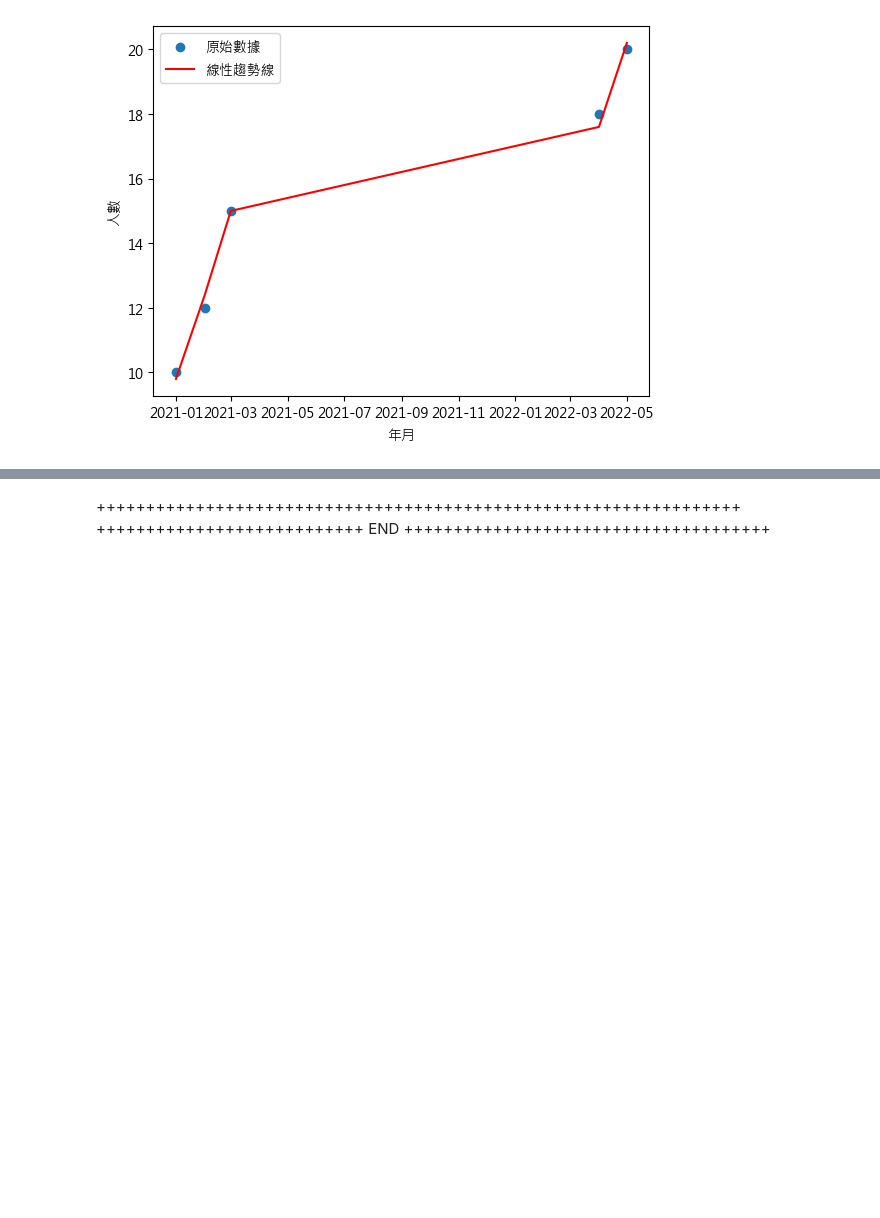
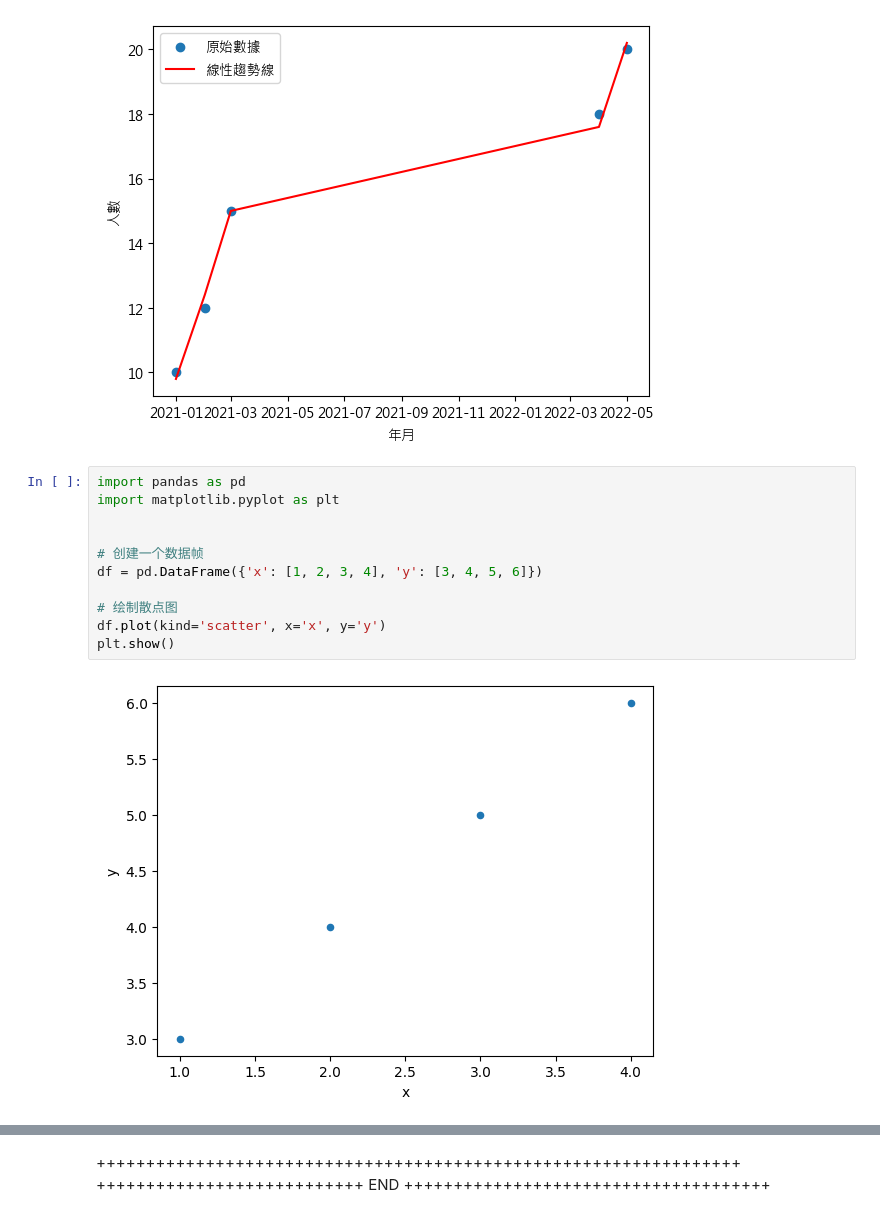
Before and after one commit to George1120901/..__creditcard__, a Jupyter notebook: test5-heatMap.ipynb, the cells around one changed output, grey strips where cells are left out. Drawn from its saved outputs; the diff is of its cells as text; blank space fills up the shorter version.

```diff
--- a/test5-heatMap.ipynb
+++ b/test5-heatMap.ipynb
@@ -978,3 +1026,16 @@ plt.show()
 線性趨勢線方程式: y = 9.80 + 2.60 * x
 R 平方值: 0.99
 [figure]
+# %%
+import pandas as pd
+import matplotlib.pyplot as plt
+
+
+# 创建一个数据帧
+df = pd.DataFrame({'x': [1, 2, 3, 4], 'y': [3, 4, 5, 6]})
+
+# 绘制散点图
+df.plot(kind='scatter', x='x', y='y')
+plt.show()
+# %% [output]
+[figure, added]
```
Also changed, not shown: parts of 4 cells of this notebook.
